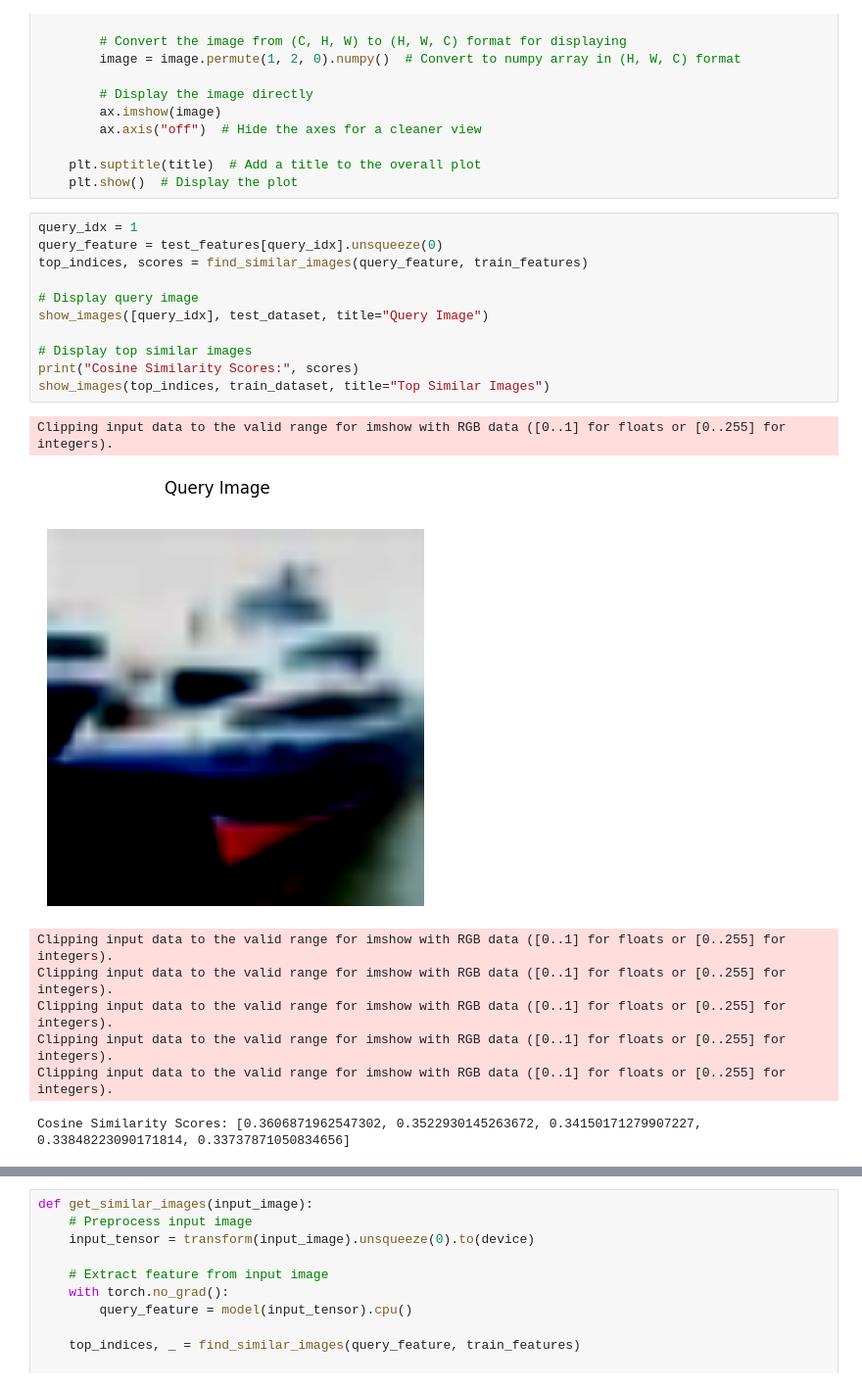
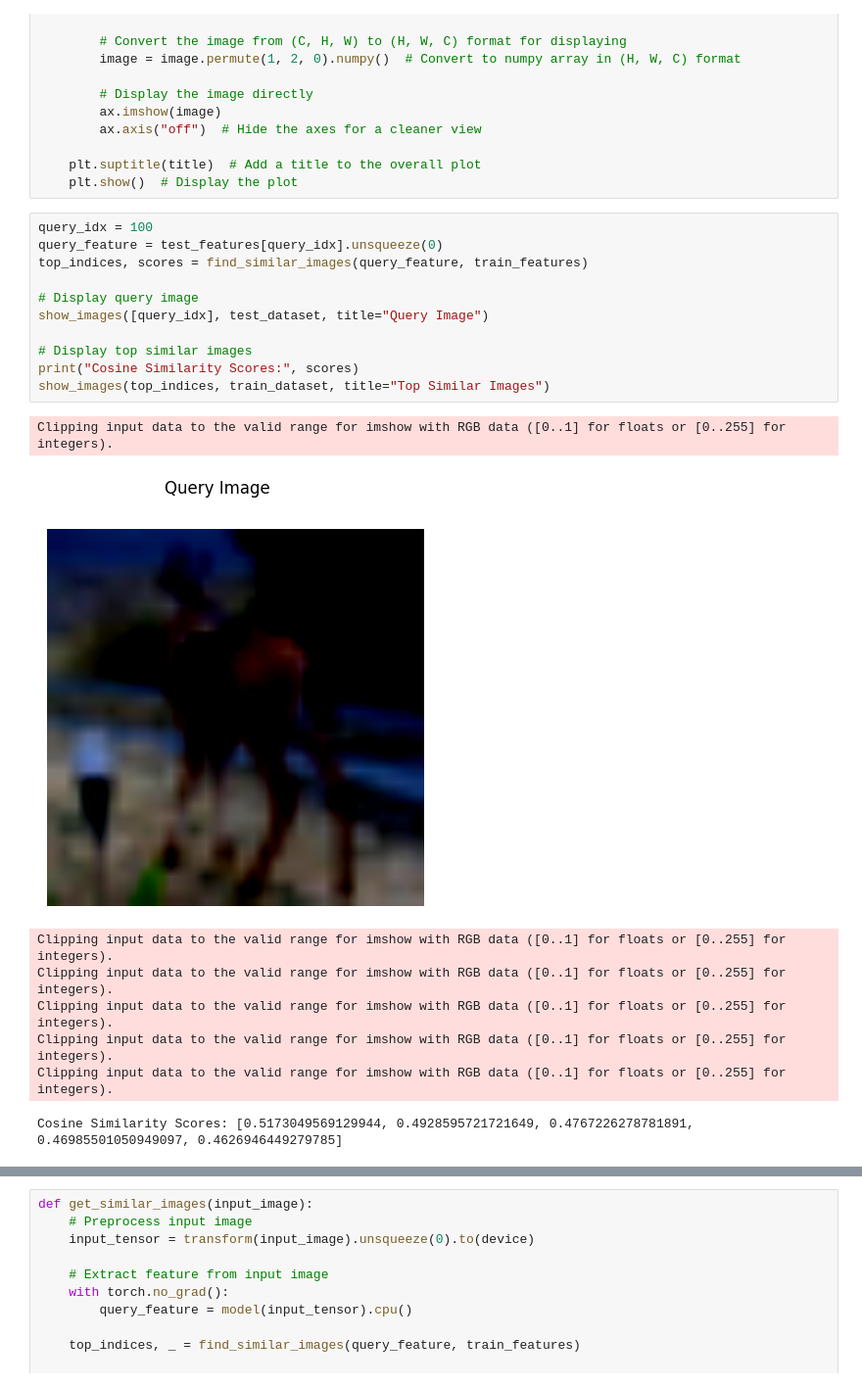
Before and after one commit to ItzelXu/CMPE252-ImageSimilarity, a Jupyter notebook: Swin.ipynb, the cells around one changed output, grey strips where cells are left out. Shown: that part at 98% size. Drawn from its saved outputs; the diff is of its cells as text.

```diff
--- a/Swin.ipynb
+++ b/Swin.ipynb
@@ -116,22 +98,22 @@ def show_images(indices, dataset, title="Images"):
     plt.suptitle(title)  # Add a title to the overall plot
     plt.show()  # Display the plot
 # %%
-query_idx = 1
+query_idx = 100
 query_feature = test_features[query_idx].unsqueeze(0)
 top_indices, scores = find_similar_images(query_feature, train_features)
 
 # Display query image
 show_images([query_idx], test_dataset, title="Query Image")
 
 # Display top similar images
 print("Cosine Similarity Scores:", scores)
 show_images(top_indices, train_dataset, title="Top Similar Images")
 # %% [output]
 Clipping input data to the valid range for imshow with RGB data ([0..1] for floats or [0..255] for integers).
-[figure, old version]
+[figure, new version]
 Clipping input data to the valid range for imshow with RGB data ([0..1] for floats or [0..255] for integers).
 Clipping input data to the valid range for imshow with RGB data ([0..1] for floats or [0..255] for integers).
 Clipping input data to the valid range for imshow with RGB data ([0..1] for floats or [0..255] for integers).
 Clipping input data to the valid range for imshow with RGB data ([0..1] for floats or [0..255] for integers).
 Clipping input data to the valid range for imshow with RGB data ([0..1] for floats or [0..255] for integers).
-Cosine Similarity Scores: [0.3606871962547302, 0.3522930145263672, 0.34150171279907227, 0.33848223090171814, 0.33737871050834656]
+Cosine Similarity Scores: [0.5173049569129944, 0.4928595721721649, 0.4767226278781891, 0.46985501050949097, 0.4626946449279785]
```
Also changed, not shown: parts of 3 cells of this notebook.
